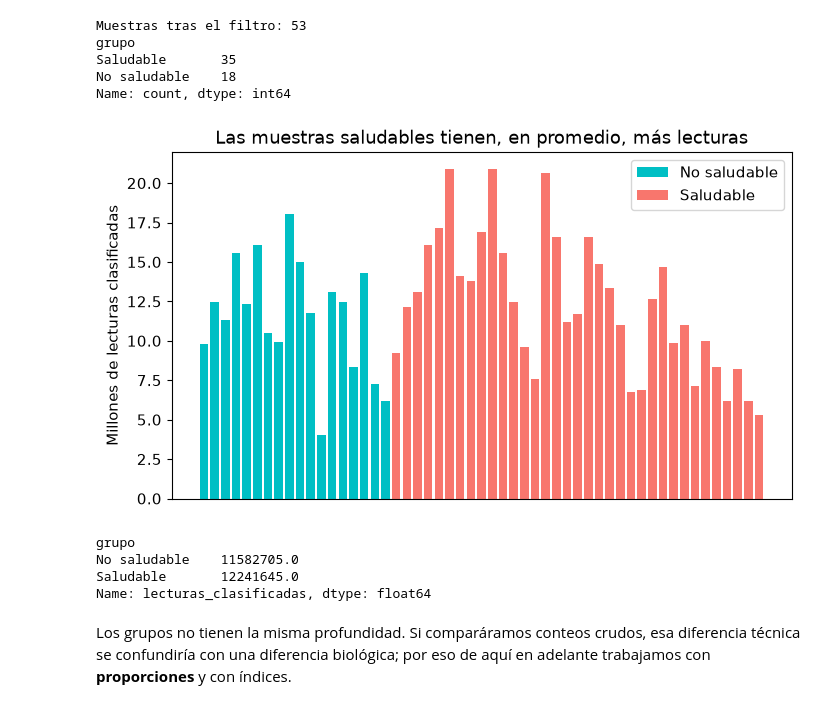
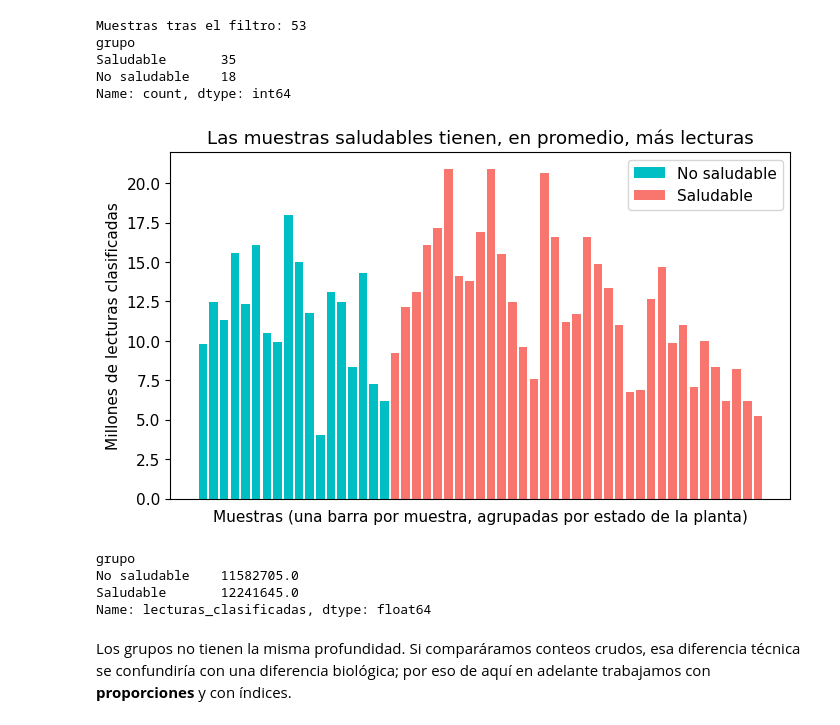
Before and after one commit to CamilaSilva1995/Tesis_Maestria, a Jupyter notebook: Taller_Practico/Taller_Practico_Analisis_estadistico_de_Datos_Metagenomicos.ipynb, the cells around one changed output. Saved outputs shown, nothing was run; the diff lists cells and outputs as text; code cells hidden in the pictures.

```diff
--- a/Taller_Practico/Taller_Practico_Analisis_estadistico_de_Datos_Metagenomicos.ipynb
+++ b/Taller_Practico/Taller_Practico_Analisis_estadistico_de_Datos_Metagenomicos.ipynb
@@ -228,16 +228,17 @@ Name: count, dtype: int64
 # %%
 # Lecturas clasificadas por muestra: ¿hay diferencia de profundidad entre grupos?
 fig, ax = plt.subplots()   # una figura (fig) con un solo panel (ax)
 # groupby recorre los grupos: g es el nombre del grupo y sub, la tabla con sus muestras
 for g, sub in datos.groupby("grupo"):
     ax.bar(sub.index, sub.lecturas_clasificadas / 1e6, color=COLORES[g], label=g)   # 1e6: pasa a millones
 ax.set_ylabel("Millones de lecturas clasificadas"); ax.set_xticks([])   # sin marcas en x: 53 nombres no caben
+ax.set_xlabel("Muestras (una barra por muestra, agrupadas por estado de la planta)")
 ax.set_title("Las muestras saludables tienen, en promedio, más lecturas"); ax.legend()
 plt.show()
 # Promedio de lecturas clasificadas en cada grupo
 print(datos.groupby("grupo").lecturas_clasificadas.mean().round(0))
 # %% [output]
-[figure, old version]
+[figure, new version]
 grupo
 No saludable    11582705.0
 Saludable       12241645.0
```
Also changed, not shown: parts of 31 cells of this notebook, 10 other files.
